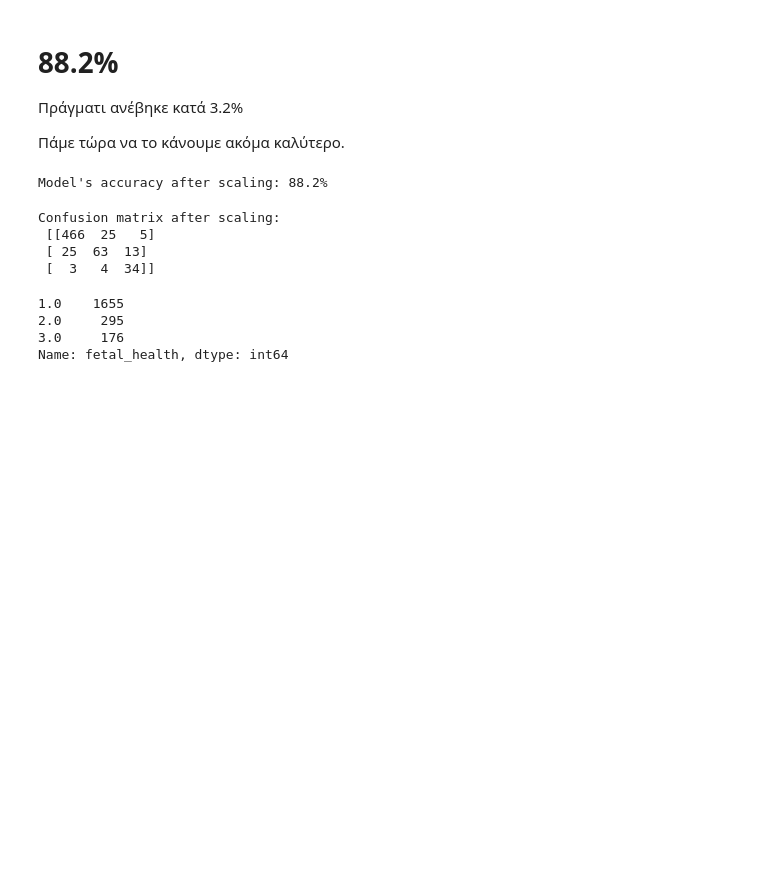
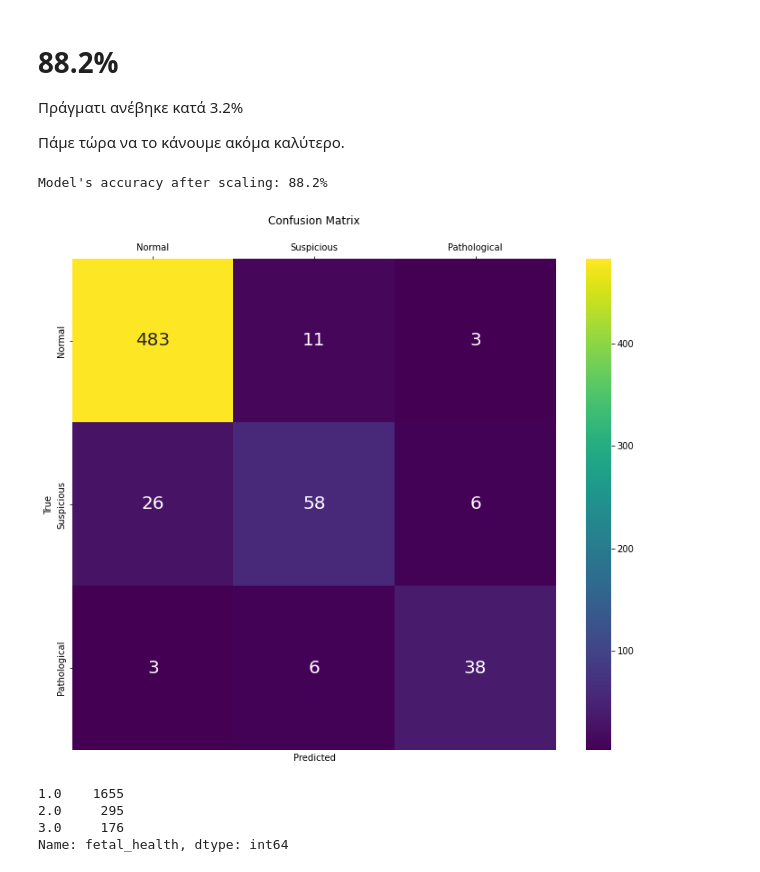
Before and after one commit to Maagnitude/fetal-health-models, a Jupyter notebook: fetal_health_models.ipynb, the cells around one changed output. Drawn from its saved outputs; the diff is of its cells as text; code cells hidden in the pictures; blank space fills up the shorter version.

Commit message:
Created heatmaps for confusion matrices.

```diff
--- a/fetal_health_models.ipynb
+++ b/fetal_health_models.ipynb
@@ -262,7 +259,7 @@ def preprocessing_func(fitdf):
 
   # Train-test split
   X_train, X_test, y_train, y_test = \
-  train_test_split(X, y, train_size=0.7, shuffle=True, random_state=42)
+  train_test_split(X, y, train_size=0.7, random_state=42)
 
   # Scaling X
   scaler = StandardScaler()
@@ -294 +297,23 @@ def run_linear_sklearn(X_train, X_test, y_train, y_test):
+# %%
+def heat_confmatrix (confmatrix):
+
+  if confmatrix.shape[0] == 4:
+    tf.imshow(confmatrix)
+
+  labels = ['Normal', 'Suspicious', 'Pathological']
+
+  # Giving the labels we made to the matrix
+  conf_matr_plt = pd.DataFrame(confmatrix, index = labels, columns = labels)
+
+
+  plt.subplots(figsize=(12, 10))
+
+  ax = sns.heatmap(conf_matr_plt, cmap='viridis', annot=True, annot_kws={'size':20}, fmt="d")
+
+  ax.xaxis.tick_top()
+  ax.set_title("Confusion Matrix\n")
+  plt.ylabel('True')
+  plt.xlabel('Predicted')
+
+  plt.show()
 # %% [markdown]
@@ -351,13 +376,10 @@ accuracy, confmatrix = run_linear_sklearn(X_train, X_test, y_train, y_test)
 print(f"Model's accuracy after scaling: {accuracy*100}%")
 # %% [output]
 Model's accuracy after scaling: 88.2%
-# %%
-print(f'Confusion matrix after scaling:\n {confmatrix}')
-# %% [output]
-Confusion matrix after scaling:
- [[466  25   5]
- [ 25  63  13]
- [  3   4  34]]
+# %%
+heat_confmatrix(confmatrix)
+# %% [output]
+[figure, added]
 # %%
 fitdf['fetal_health'].value_counts()
 # %% [output]
```
Also changed, not shown: parts of 30 cells of this notebook.
